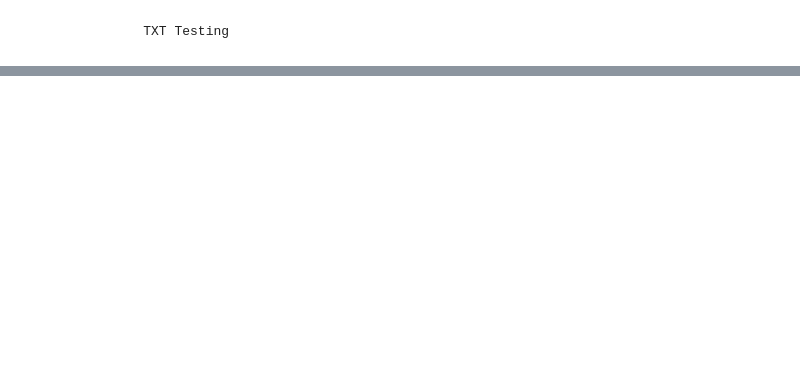
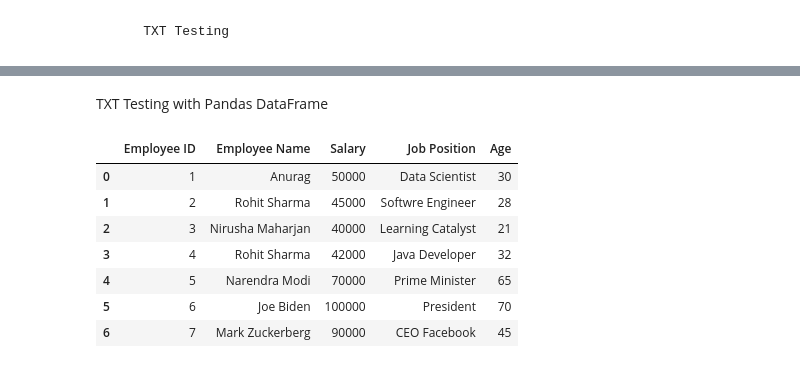
Before and after one commit to r7humagai/DataScienceBootCamp, a Jupyter notebook: Assignments/Class_Assignment_EMS.ipynb, the cells around one changed output, grey strips where cells are left out. Saved outputs shown, nothing was run; the diff lists cells and outputs as text; code cells hidden in the pictures; blank space fills up the shorter version.

```diff
--- a/Assignments/Class_Assignment_EMS.ipynb
+++ b/Assignments/Class_Assignment_EMS.ipynb
@@ -487,0 +508,2 @@ test_ems.readfromcsv("emp_detailsin_csv.csv")
+# %% [markdown]
+TXT Testing with Pandas DataFrame
@@ -487,0 +513,21 @@ test_ems.readfromcsv("emp_detailsin_csv.csv")
+# %%
+# Read the txt file with dataframe
+txt_path = '/content/emp_detailsin_txt.txt'
+# %%
+df_employee_txt = pd.read_csv(txt_path, header=None)
+# Note: Not adding 'header=None' will 'REPLACE' first row with the header
+# %%
+# Adding headers as columns
+column_names = ['Employee ID', 'Employee Name', 'Salary', 'Job Position', 'Age']
+df_employee_txt.columns = column_names
+# %%
+df_employee_txt
+# %% [output]
+|  | Employee ID | Employee Name | Salary | Job Position | Age |
+| 0 | 1 | Anurag | 50000 | Data Scientist | 30 |
+| 1 | 2 | Rohit Sharma | 45000 | Softwre Engineer | 28 |
+| 2 | 3 | Nirusha Maharjan | 40000 | Learning Catalyst | 21 |
+| 3 | 4 | Rohit Sharma | 42000 | Java Developer | 32 |
+| 4 | 5 | Narendra Modi | 70000 | Prime Minister | 65 |
+| 5 | 6 | Joe Biden | 100000 | President | 70 |
+| 6 | 7 | Mark Zuckerberg | 90000 | CEO Facebook | 45 |
```
Also changed, not shown: parts of 36 cells of this notebook.
